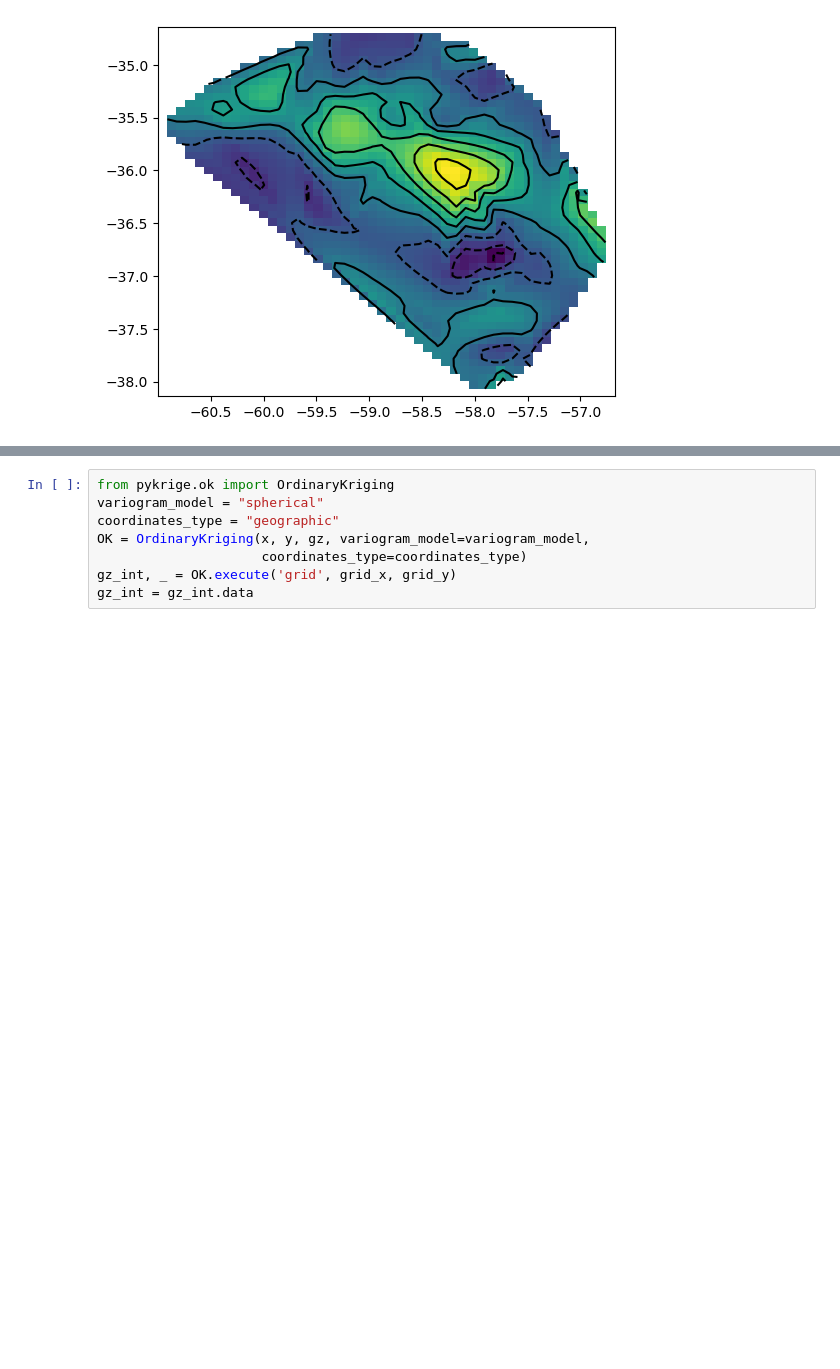
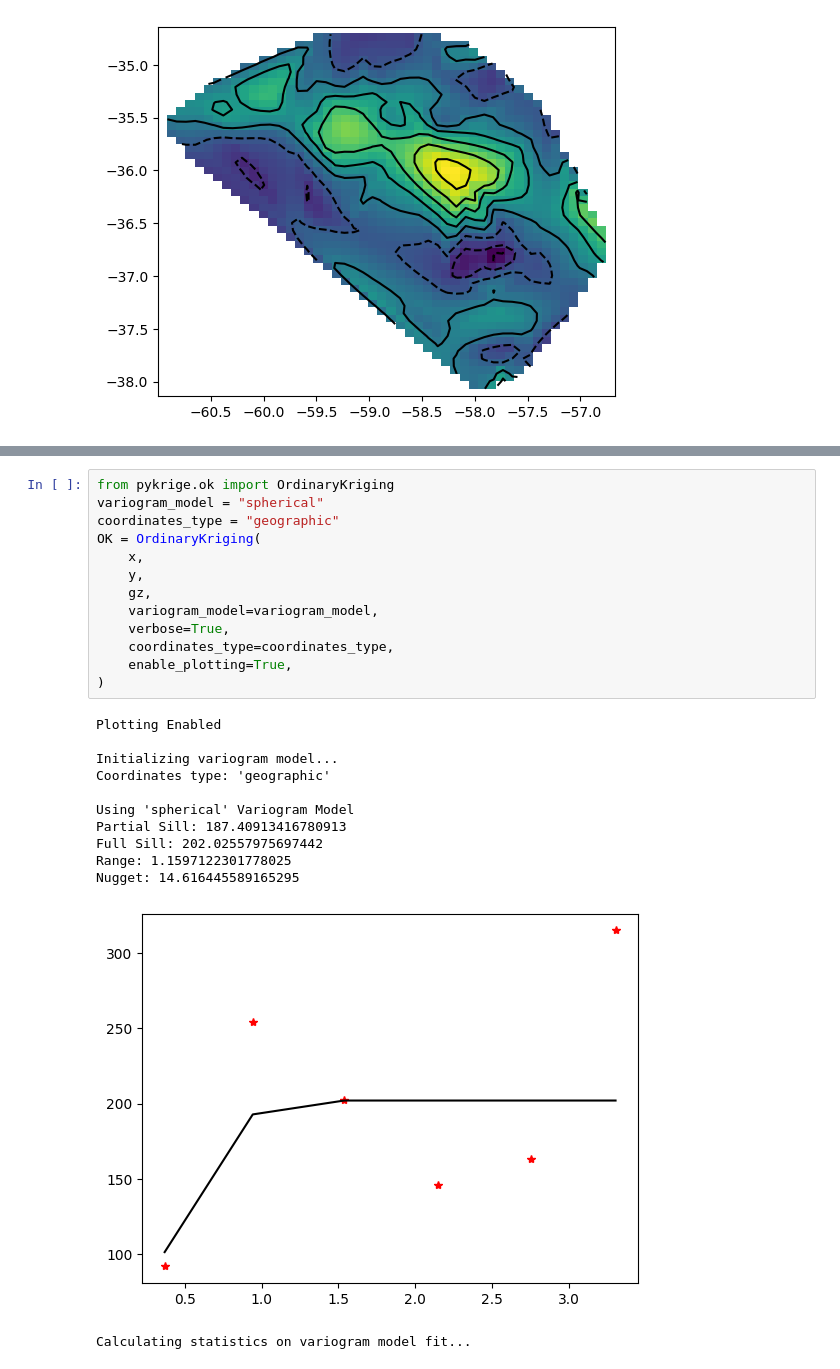
Before and after one commit to miguepoloc/kriging, a Jupyter notebook: krigingjupyter.ipynb, the cells around one changed output, grey strips where cells are left out. Saved outputs shown, nothing was run; the diff lists cells and outputs as text; blank space fills up the shorter version.

```diff
--- a/krigingjupyter.ipynb
+++ b/krigingjupyter.ipynb
@@ -88,8 +111,26 @@ for GRILLA in [GZ, GZ_fit.reshape(nx,ny), GZ_res]:
 # %%
 from pykrige.ok import OrdinaryKriging
 variogram_model = "spherical"
 coordinates_type = "geographic"
-OK = OrdinaryKriging(x, y, gz, variogram_model=variogram_model,
-                     coordinates_type=coordinates_type)
-gz_int, _ = OK.execute('grid', grid_x, grid_y)
-gz_int = gz_int.data
+OK = OrdinaryKriging(
+    x,
+    y,
+    gz,
+    variogram_model=variogram_model,
+    verbose=True,
+    coordinates_type=coordinates_type,
+    enable_plotting=True,
+)
+# %% [output]
+Plotting Enabled
+
+Initializing variogram model...
+Coordinates type: 'geographic'
+
+Using 'spherical' Variogram Model
+Partial Sill: 187.40913416780913
+Full Sill: 202.02557975697442
+Range: 1.1597122301778025
+Nugget: 14.616445589165295
+[figure, added]
+Calculating statistics on variogram model fit...
```
Also changed, not shown: parts of 8 cells of this notebook, 11 other files.
